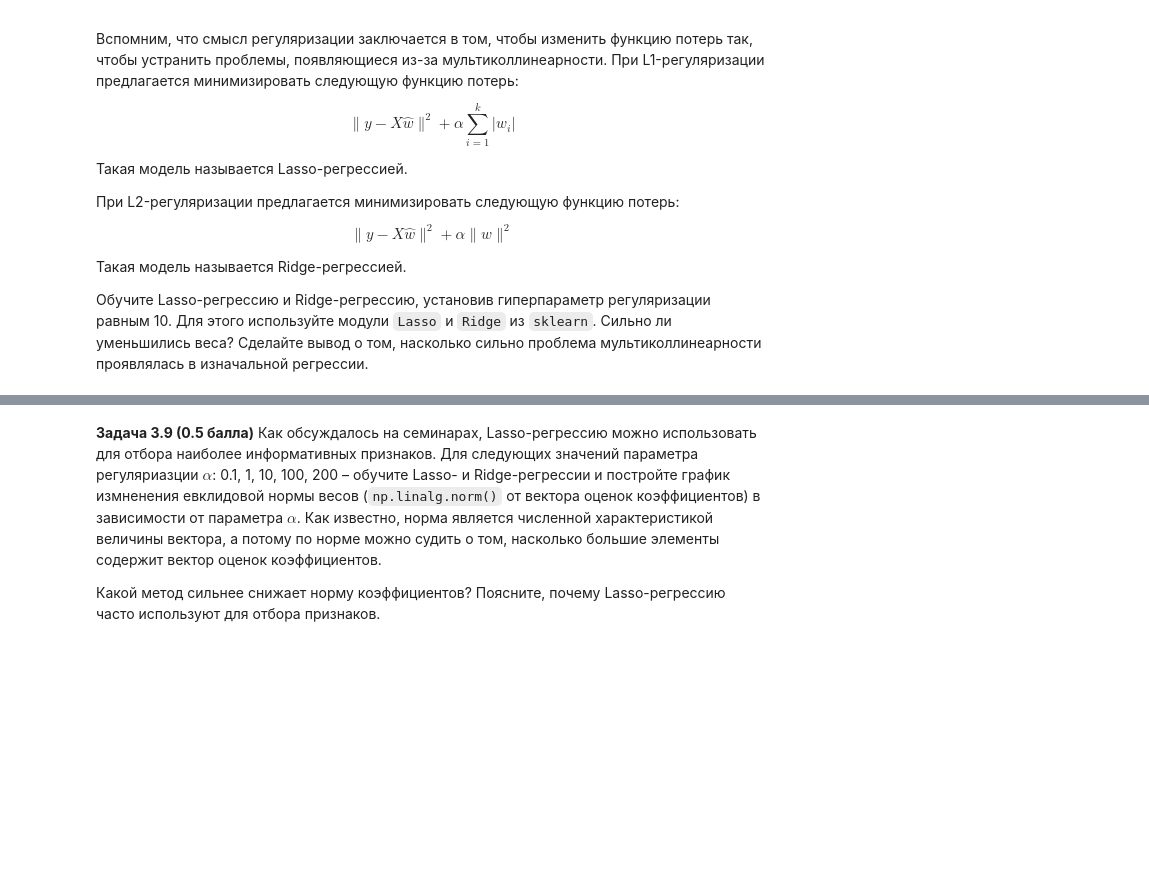
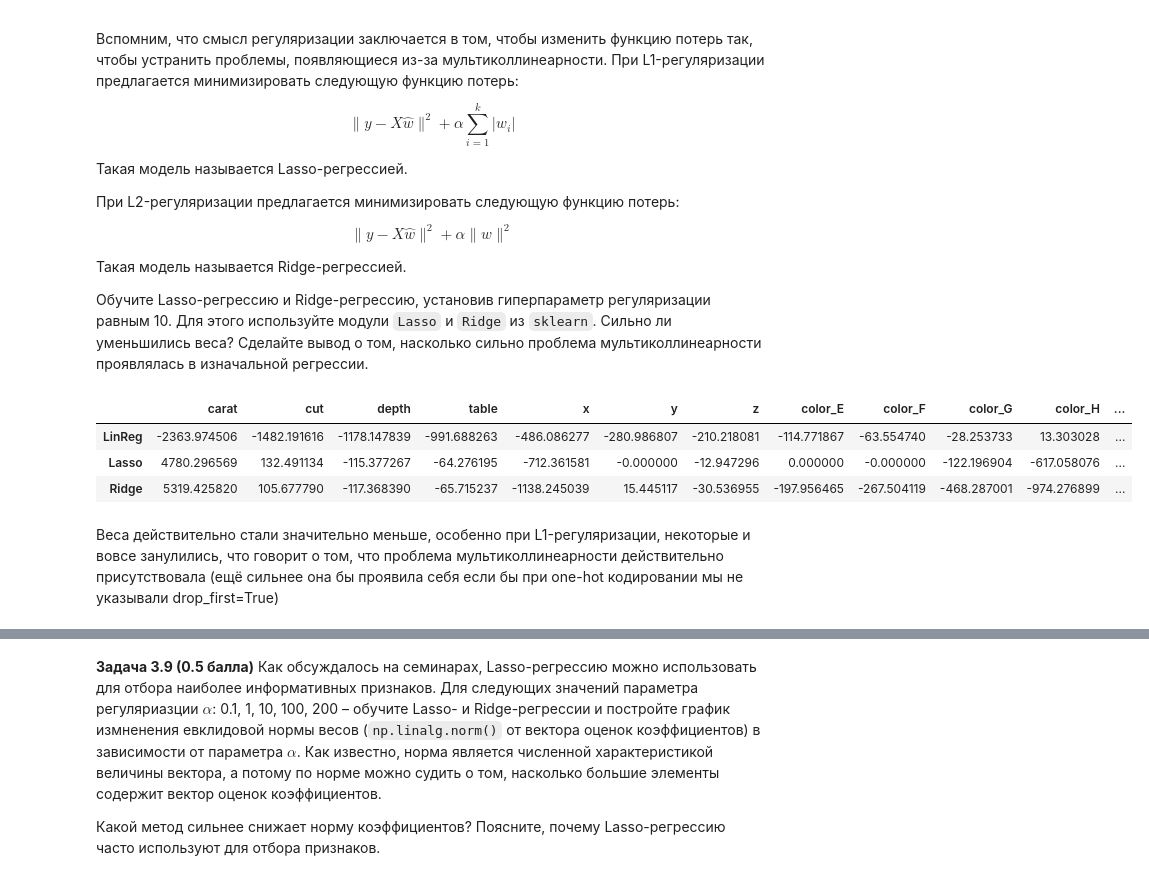
Before and after one commit to Bosbobos/IAD, a Jupyter notebook: MachineLeariningBasics/hw_04_knn/hw04_knn_linreg.ipynb, the cells around one changed output, grey strips where cells are left out. Drawn from its saved outputs; the diff is of its cells as text; code cells hidden in the pictures; blank space fills up the shorter version.

```diff
--- a/MachineLeariningBasics/hw_04_knn/hw04_knn_linreg.ipynb
+++ b/MachineLeariningBasics/hw_04_knn/hw04_knn_linreg.ipynb
@@ -505,3 +506,19 @@ $$
 Такая модель называется Ridge-регрессией.
 
 Обучите Lasso-регрессию и Ridge-регрессию, установив гиперпараметр регуляризации равным 10. Для этого используйте модули `Lasso` и `Ridge` из `sklearn`. Сильно ли уменьшились веса? Сделайте вывод о том, насколько сильно проблема мультиколлинеарности проявлялась в изначальной регрессии.
+# %%
+from sklearn.linear_model import Lasso, Ridge
+lasso, ridge = Lasso(10), Ridge(10)
+lasso.fit(train_x, train_y)
+ridge.fit(train_x, train_y)
+
+coefs.loc['Lasso'] = lasso.coef_
+coefs.loc['Ridge'] = ridge.coef_
+coefs
+# %% [output]
+|  | carat | cut | depth | table | x | y | z | color_E | color_F | color_G | color_H | ... |
+| LinReg | -2363.974506 | -1482.191616 | -1178.147839 | -991.688263 | -486.086277 | -280.986807 | -210.218081 | -114.771867 | -63.554740 | -28.253733 | 13.303028 | ... |
+| Lasso | 4780.296569 | 132.491134 | -115.377267 | -64.276195 | -712.361581 | -0.000000 | -12.947296 | 0.000000 | -0.000000 | -122.196904 | -617.058076 | ... |
+| Ridge | 5319.425820 | 105.677790 | -117.368390 | -65.715237 | -1138.245039 | 15.445117 | -30.536955 | -197.956465 | -267.504119 | -468.287001 | -974.276899 | ... |
+# %% [markdown]
+Веса действительно стали значительно меньше, особенно при L1-регуляризации, некоторые и вовсе занулились, что говорит о том, что проблема мультиколлинеарности действительно присутствовала (ещё сильнее она бы проявила себя если бы при one-hot кодировании мы не указывали drop_first=True)
```
Also changed, not shown: parts of 8 cells of this notebook.
